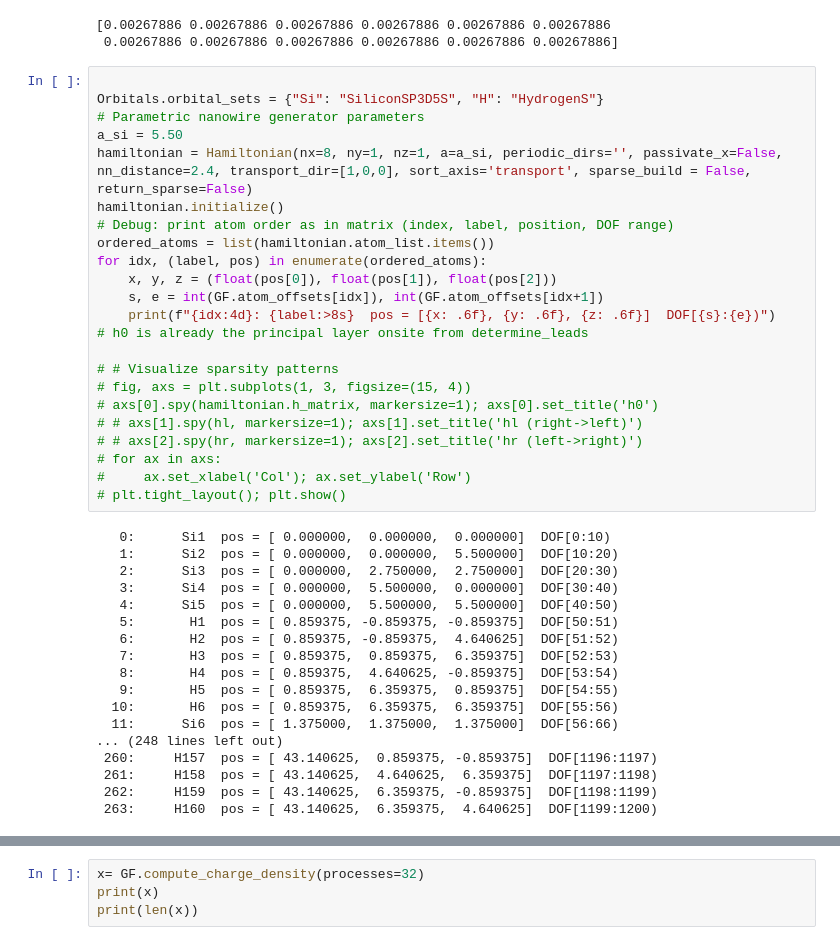
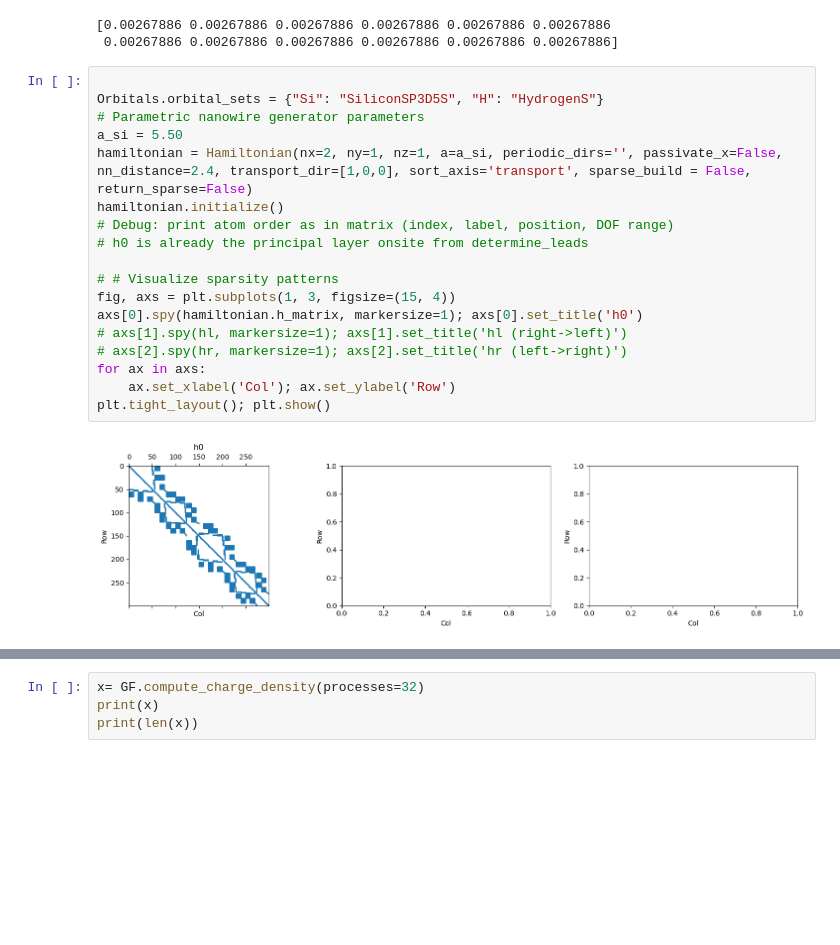
Before and after one commit to nandandiwan/Berkeley-Transport-Simulator, a Jupyter notebook: src/negf/examples/transmission_test.ipynb, the cells around one changed output, grey strips where cells are left out. Saved outputs shown, nothing was run; the diff lists cells and outputs as text; blank space fills up the shorter version.

```diff
--- a/src/negf/examples/transmission_test.ipynb
+++ b/src/negf/examples/transmission_test.ipynb
@@ -53,42 +84,21 @@ print(Y)
 # %%
 
 Orbitals.orbital_sets = {"Si": "SiliconSP3D5S", "H": "HydrogenS"}
 # Parametric nanowire generator parameters
 a_si = 5.50
-hamiltonian = Hamiltonian(nx=8, ny=1, nz=1, a=a_si, periodic_dirs='', passivate_x=False, nn_distance=2.4, transport_dir=[1,0,0], sort_axis='transport', sparse_build = False, return_sparse=False)
+hamiltonian = Hamiltonian(nx=2, ny=1, nz=1, a=a_si, periodic_dirs='', passivate_x=False, nn_distance=2.4, transport_dir=[1,0,0], sort_axis='transport', sparse_build = False, return_sparse=False)
 hamiltonian.initialize()
 # Debug: print atom order as in matrix (index, label, position, DOF range)
-ordered_atoms = list(hamiltonian.atom_list.items())
-for idx, (label, pos) in enumerate(ordered_atoms):
-    x, y, z = (float(pos[0]), float(pos[1]), float(pos[2]))
-    s, e = int(GF.atom_offsets[idx]), int(GF.atom_offsets[idx+1])
-    print(f"{idx:4d}: {label:>8s}  pos = [{x: .6f}, {y: .6f}, {z: .6f}]  DOF[{s}:{e})")
 # h0 is already the principal layer onsite from determine_leads
 
 # # Visualize sparsity patterns
-# fig, axs = plt.subplots(1, 3, figsize=(15, 4))
-# axs[0].spy(hamiltonian.h_matrix, markersize=1); axs[0].set_title('h0')
-# # axs[1].spy(hl, markersize=1); axs[1].set_title('hl (right->left)')
-# # axs[2].spy(hr, markersize=1); axs[2].set_title('hr (left->right)')
-# for ax in axs:
-#     ax.set_xlabel('Col'); ax.set_ylabel('Row')
-# plt.tight_layout(); plt.show()
+fig, axs = plt.subplots(1, 3, figsize=(15, 4))
+axs[0].spy(hamiltonian.h_matrix, markersize=1); axs[0].set_title('h0')
+# axs[1].spy(hl, markersize=1); axs[1].set_title('hl (right->left)')
+# axs[2].spy(hr, markersize=1); axs[2].set_title('hr (left->right)')
+for ax in axs:
+    ax.set_xlabel('Col'); ax.set_ylabel('Row')
+plt.tight_layout(); plt.show()
 # %% [output]
-   0:      Si1  pos = [ 0.000000,  0.000000,  0.000000]  DOF[0:10)
-   1:      Si2  pos = [ 0.000000,  0.000000,  5.500000]  DOF[10:20)
-   2:      Si3  pos = [ 0.000000,  2.750000,  2.750000]  DOF[20:30)
-   3:      Si4  pos = [ 0.000000,  5.500000,  0.000000]  DOF[30:40)
-   4:      Si5  pos = [ 0.000000,  5.500000,  5.500000]  DOF[40:50)
-   5:       H1  pos = [ 0.859375, -0.859375, -0.859375]  DOF[50:51)
-   6:       H2  pos = [ 0.859375, -0.859375,  4.640625]  DOF[51:52)
-   7:       H3  pos = [ 0.859375,  0.859375,  6.359375]  DOF[52:53)
-   8:       H4  pos = [ 0.859375,  4.640625, -0.859375]  DOF[53:54)
-   9:       H5  pos = [ 0.859375,  6.359375,  0.859375]  DOF[54:55)
-  10:       H6  pos = [ 0.859375,  6.359375,  6.359375]  DOF[55:56)
-  11:      Si6  pos = [ 1.375000,  1.375000,  1.375000]  DOF[56:66)
-... (248 lines left out)
- 260:     H157  pos = [ 43.140625,  0.859375, -0.859375]  DOF[1196:1197)
- 261:     H158  pos = [ 43.140625,  4.640625,  6.359375]  DOF[1197:1198)
- 262:     H159  pos = [ 43.140625,  6.359375, -0.859375]  DOF[1198:1199)
- 263:     H160  pos = [ 43.140625,  6.359375,  4.640625]  DOF[1199:1200)
+[figure, added]
 # %%
```
Also changed, not shown: parts of 5 cells of this notebook, 11 other files.
